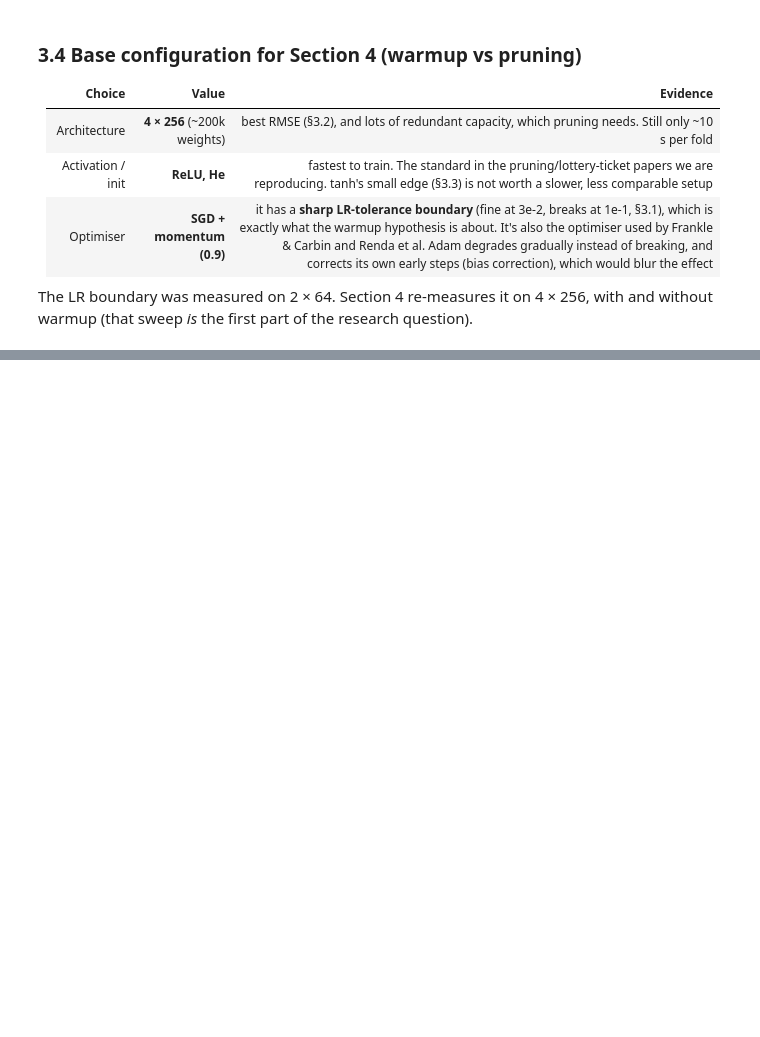
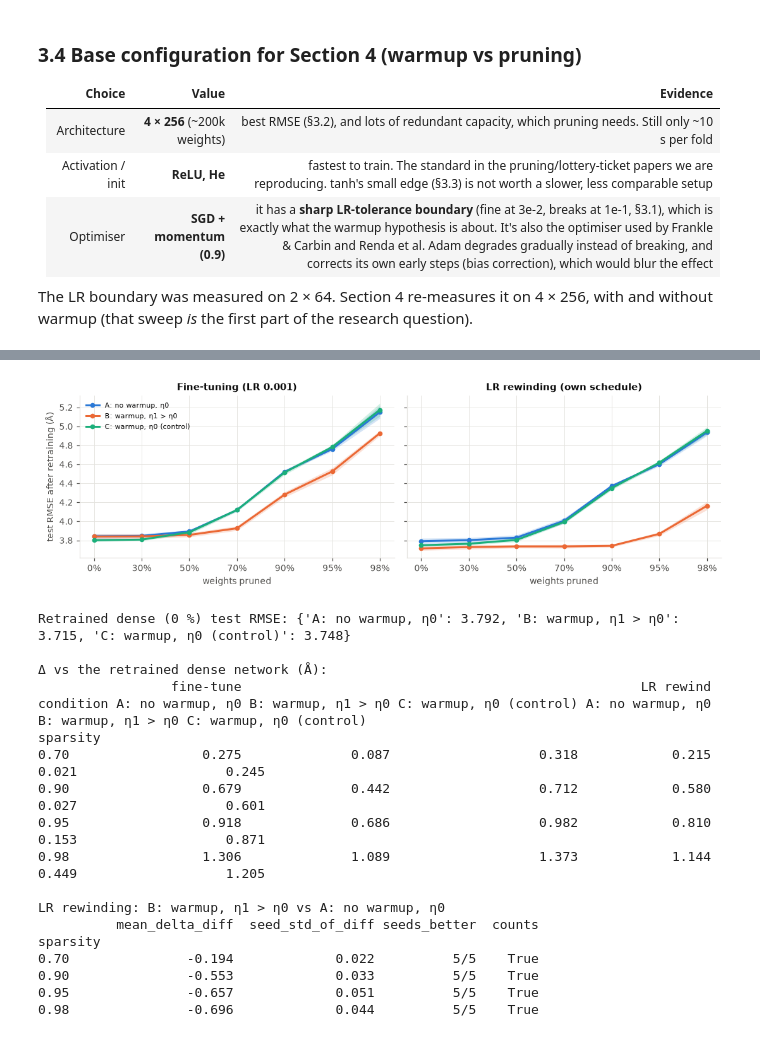
Before and after one commit to kyle-liebenberg/protein_folding_deviation_detection, a Jupyter notebook: notebooks/A1_protein_mlp.ipynb, the cells around one changed output, grey strips where cells are left out. Saved outputs shown, nothing was run; the diff lists cells and outputs as text; code cells hidden in the pictures; blank space fills up the shorter version.

```diff
--- a/notebooks/A1_protein_mlp.ipynb
+++ b/notebooks/A1_protein_mlp.ipynb
@@ -1039,0 +1310,47 @@ The LR boundary was measured on 2 × 64. Section 4 re-measures it on 4 × 256, w
+# %%
+rewind = prune_and_finetune(wp_data, conditions, retrain="lr_rewind", cache_name="phase4_ext_lr_rewind", rerun=RERUN)
+
+fig, axes = plt.subplots(1, 2, figsize=(10, 3.2), sharey=True)
+sparsity_plot(pruning, "test_rmse_after_ft", axes[0], [A, B, C], colours, "Fine-tuning (LR 0.001)")
+sparsity_plot(rewind, "test_rmse_after_ft", axes[1], [A, B, C], colours, "LR rewinding (own schedule)")
+axes[0].set_ylabel("test RMSE after retraining (Å)")
+axes[0].legend(fontsize=7, loc="upper left")
+fig.tight_layout()
+plotting.save(fig, "ext_lr_rewinding", "phase4")
+plt.show()
+
+# LR rewinding also improves the UNPRUNED network (it is 10 more epochs at the network's own LR), so
+# here Δ is measured against each seed's retrained dense (0 %) network, which isolates the cost of pruning.
+def delta_vs_retrained_dense(results):
+    ref = results[results["sparsity"] == 0].set_index(["condition", "seed"])["test_rmse_after_ft"]
+    keys = pd.MultiIndex.from_frame(results[["condition", "seed"]])
+    return results.assign(delta=results["test_rmse_after_ft"].to_numpy() - ref.reindex(keys).to_numpy())
+
+print("Retrained dense (0 %) test RMSE:", rewind[rewind.sparsity == 0].groupby("condition")["test_rmse_after_ft"].mean().round(3).to_dict())
+e1 = pd.concat({"fine-tune": delta_vs_retrained_dense(pruning).groupby(["sparsity", "condition"])["delta"].mean(),
+                "LR rewind": delta_vs_retrained_dense(rewind).groupby(["sparsity", "condition"])["delta"].mean()},
+               axis=1).unstack("condition")
+print("\nΔ vs the retrained dense network (Å):")
+print(e1.loc[[0.7, 0.9, 0.95, 0.98]].round(3).to_string())
+print(f"\nLR rewinding: {B} vs {A}")
+print(paired_check(delta_vs_retrained_dense(rewind), B, A).round(3).to_string())
+# %% [output]
+[figure, added]
+Retrained dense (0 %) test RMSE: {'A: no warmup, η0': 3.792, 'B: warmup, η1 > η0': 3.715, 'C: warmup, η0 (control)': 3.748}
+
+Δ vs the retrained dense network (Å):
+                 fine-tune                                                   LR rewind
+condition A: no warmup, η0 B: warmup, η1 > η0 C: warmup, η0 (control) A: no warmup, η0 B: warmup, η1 > η0 C: warmup, η0 (control)
+sparsity
+0.70                 0.275              0.087                   0.318            0.215              0.021                   0.245
+0.90                 0.679              0.442                   0.712            0.580              0.027                   0.601
+0.95                 0.918              0.686                   0.982            0.810              0.153                   0.871
+0.98                 1.306              1.089                   1.373            1.144              0.449                   1.205
+
+LR rewinding: B: warmup, η1 > η0 vs A: no warmup, η0
+          mean_delta_diff  seed_std_of_diff seeds_better  counts
+sparsity
+0.70               -0.194             0.022          5/5    True
+0.90               -0.553             0.033          5/5    True
+0.95               -0.657             0.051          5/5    True
+0.98               -0.696             0.044          5/5    True
```
Also changed, not shown: parts of 20 cells of this notebook, 15 other files.
